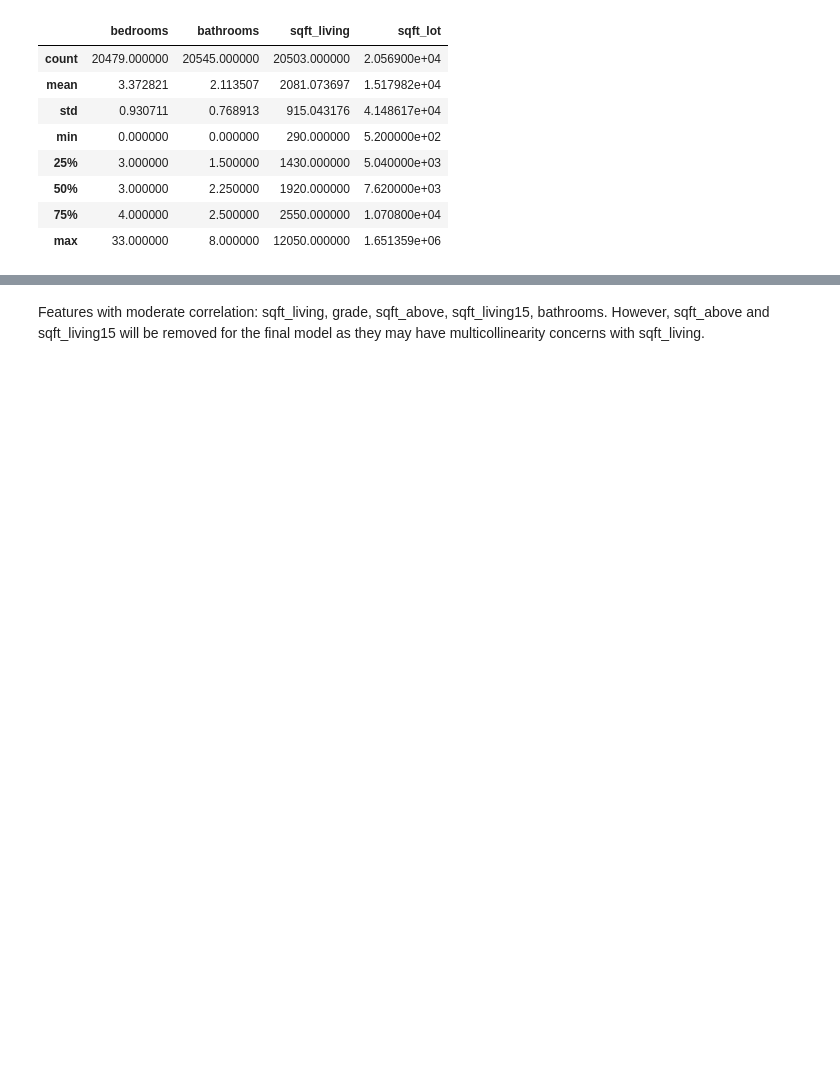
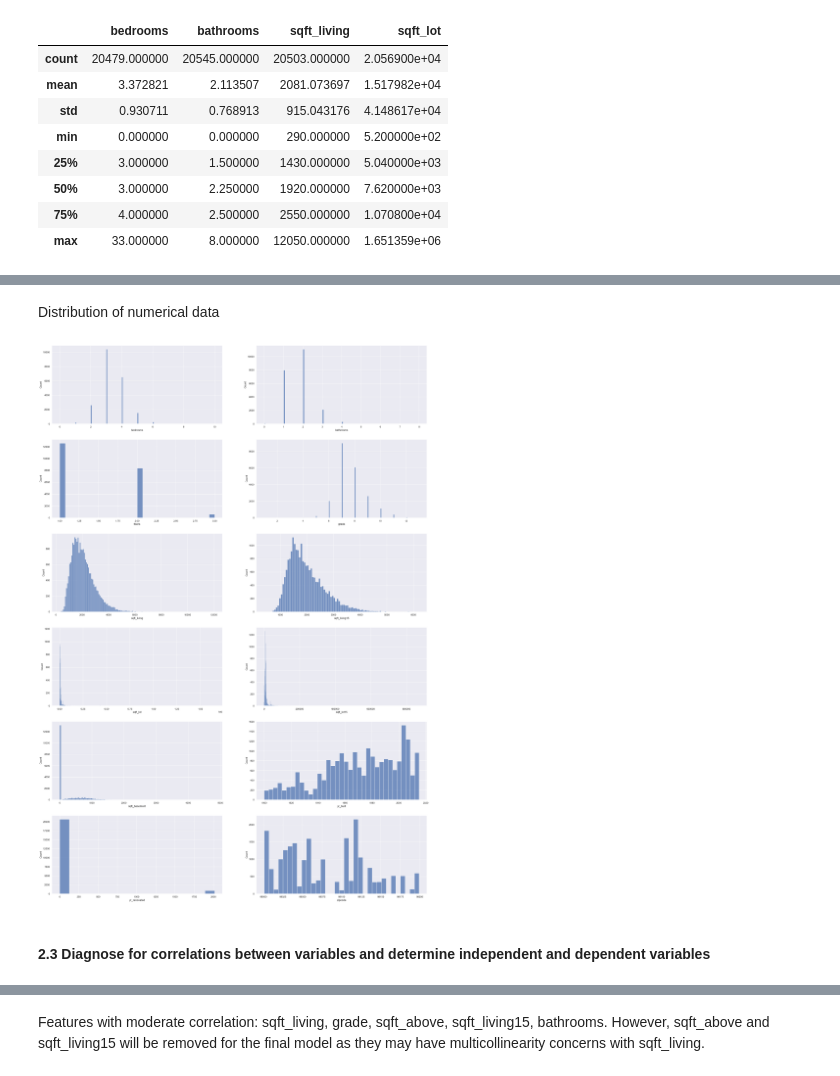
Before and after one commit to renaqd/team5-ADS500B, a Jupyter notebook: FinalProject_LD-ver1.ipynb, the cells around one changed output, grey strips where cells are left out. Cells and saved outputs as stored; diff of their text form; code cells hidden in the pictures; blank space fills up the shorter version.

```diff
--- a/FinalProject_LD-ver1.ipynb
+++ b/FinalProject_LD-ver1.ipynb
@@ -102,11 +78,0 @@ plt.show()
-# %%
-import seaborn as sns
-sns.set(style='darkgrid',palette="deep")
-
-h = plt.figure(figsize=(30,150))
-c = 0
-for i in impute_columns:
-    h.add_subplot(20, 2, c+1)
-    sns.histplot(housing_data[impute_columns][i])
-    c=c+1
-plt.show()
@@ -162,3 +211,24 @@ dtype: int64
+# %% [markdown]
+Distribution of numerical data
+# %%
+# Create subset for numerical data
+numericals = ['bedrooms', 'bathrooms', 'floors',
+    'grade', 'sqft_living', 'sqft_living15',
+    'sqft_lot', 'sqft_lot15', 'sqft_basement',
+    'yr_built', 'yr_renovated', 'zipcode']
+
+# plot numerical variables
+h = plt.figure(figsize=(30,150))
+c = 0
+for i in numericals:
+    h.add_subplot(20, 2, c+1)
+    sns.histplot(housing_data[numericals][i])
+    c=c+1
+plt.show()
+# %% [output]
+[figure, added]
+# %% [markdown]
+#### **2.3 Diagnose for correlations between variables and determine independent and dependent variables**
 # %%
 # numeric only
 plt.figure(figsize=(8, 12))
```
Also changed, not shown: parts of 48 cells of this notebook.
